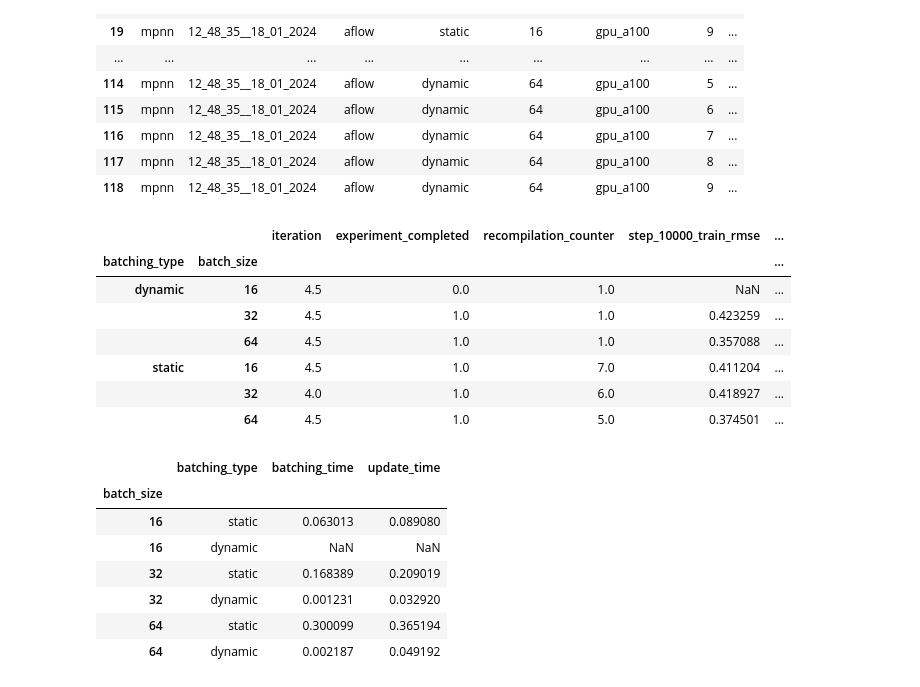
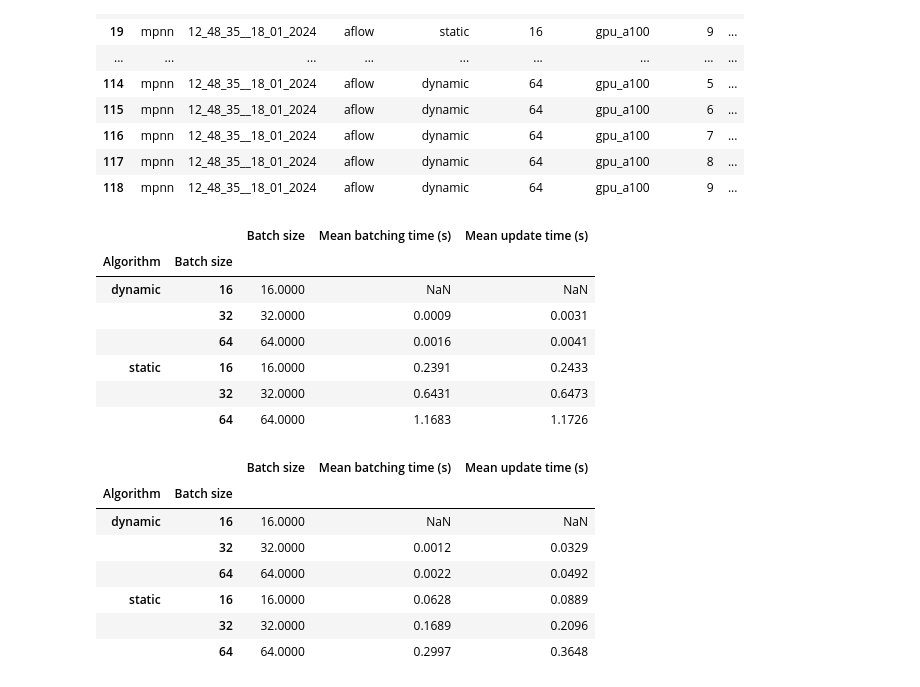
Before and after one commit to tisabe/jraph_MPEU, a Jupyter notebook: jupyter_notebooks/jraph profilin.ipynb, the cells around one changed output. Cells and saved outputs as stored; diff of their text form; code cells hidden in the pictures.

```diff
--- a/jupyter_notebooks/jraph profilin.ipynb
+++ b/jupyter_notebooks/jraph profilin.ipynb
@@ -48,46 +48,59 @@ profiling_df[profiling_df['computing_type'] == 'gpu_a100']
 # %%
 gpu_profiling_df = profiling_df[profiling_df['computing_type'] == 'gpu_a100']
 
 # TODO, fix this so that we are using the averages over the ten iterations.
+gpu_profiling_df = gpu_profiling_df.rename(columns={
+    "batch_size": "Batch size", "batching_type": "Algorithm",
+    'step_10000_batching_time': 'Mean batching time (s)',
+    'step_10000_update_time': 'Mean update time (s)'})
 
-gpu_profiling_df_grouped = gpu_profiling_df.groupby(['batching_type', 'batch_size'])
-gpu_profiling_df_grouped.mean()
-# gpu_profiling_df = gpu_profiling_df[gpu_profiling_df['iteration'] == 0]
+gpu_profiling_df_grouped = gpu_profiling_df.groupby(['Algorithm', 'Batch size'])
+list_of_cols_to_display = ['Batch size', 'Algorithm', 'Mean batching time (s)', 'Mean update time (s)']
+
+pd.options.display.float_format = "{:,.4f}".format
+
+gpu_profiling_df_grouped = gpu_profiling_df_grouped[list_of_cols_to_display]
 
 
-# list_of_cols_to_display = ['batch_size', 'batching_type', 'step_10000_batching_time', 'step_10000_update_time']
-# gpu_profiling_df = gpu_profiling_df[list_of_cols_to_display]
+
+gpu_profiling_df_grouped.mean()
+
+
 # gpu_profiling_df.set_index('batch_size', inplace=True)
 # gpu_profiling_df = gpu_profiling_df.rename(
 #     columns={"step_10000_batching_time": 'batching_time', 'step_10000_update_time': 'update_time'})
 # gpu_profiling_df
 # %% [output]
-|  |  | iteration | experiment_completed | recompilation_counter | step_10000_train_rmse | ... |
-| batching_type | batch_size |  |  |  |  | ... |
-| dynamic | 16 | 4.5 | 0.0 | 1.0 | NaN | ... |
-|  | 32 | 4.5 | 1.0 | 1.0 | 0.423259 | ... |
-|  | 64 | 4.5 | 1.0 | 1.0 | 0.357088 | ... |
-| static | 16 | 4.5 | 1.0 | 7.0 | 0.411204 | ... |
-|  | 32 | 4.0 | 1.0 | 6.0 | 0.418927 | ... |
-|  | 64 | 4.5 | 1.0 | 5.0 | 0.374501 | ... |
+|  |  | Batch size | Mean batching time (s) | Mean update time (s) |
+| Algorithm | Batch size |  |  |  |
+| dynamic | 16 | 16.0000 | NaN | NaN |
+|  | 32 | 32.0000 | 0.0009 | 0.0031 |
+|  | 64 | 64.0000 | 0.0016 | 0.0041 |
+| static | 16 | 16.0000 | 0.2391 | 0.2433 |
+|  | 32 | 32.0000 | 0.6431 | 0.6473 |
+|  | 64 | 64.0000 | 1.1683 | 1.1726 |
 # %%
 cpu_profiling_df = profiling_df[profiling_df['computing_type'] == 'cpu']
 
 # TODO, fix this so that we are using the averages over the ten iterations.
-cpu_profiling_df = cpu_profiling_df[cpu_profiling_df['iteration'] == 0]
+cpu_profiling_df = cpu_profiling_df.rename(columns={
+    "batch_size": "Batch size", "batching_type": "Algorithm",
+    'step_10000_batching_time': 'Mean batching time (s)',
+    'step_10000_update_time': 'Mean update time (s)'})
 
-list_of_cols_to_display = ['batch_size', 'batching_type', 'step_10000_batching_time', 'step_10000_update_time']
-cpu_profiling_df = cpu_profiling_df[list_of_cols_to_display]
-cpu_profiling_df.set_index('batch_size', inplace=True)
-cpu_profiling_df = cpu_profiling_df.rename(
-    columns={"step_10000_batching_time": 'batching_time', 'step_10000_update_time': 'update_time'})
-cpu_profiling_df
+cpu_profiling_df_grouped = cpu_profiling_df.groupby(['Algorithm', 'Batch size'])
+list_of_cols_to_display = ['Batch size', 'Algorithm', 'Mean batching time (s)', 'Mean update time (s)']
+
+pd.options.display.float_format = "{:,.4f}".format
+
+cpu_profiling_df_grouped = cpu_profiling_df_grouped[list_of_cols_to_display]
+cpu_profiling_df_grouped.mean()
 # %% [output]
-|  | batching_type | batching_time | update_time |
-| batch_size |  |  |  |
-| 16 | static | 0.063013 | 0.089080 |
-| 16 | dynamic | NaN | NaN |
-| 32 | static | 0.168389 | 0.209019 |
-| 32 | dynamic | 0.001231 | 0.032920 |
-| 64 | static | 0.300099 | 0.365194 |
-| 64 | dynamic | 0.002187 | 0.049192 |
+|  |  | Batch size | Mean batching time (s) | Mean update time (s) |
+| Algorithm | Batch size |  |  |  |
+| dynamic | 16 | 16.0000 | NaN | NaN |
+|  | 32 | 32.0000 | 0.0012 | 0.0329 |
+|  | 64 | 64.0000 | 0.0022 | 0.0492 |
+| static | 16 | 16.0000 | 0.0628 | 0.0889 |
+|  | 32 | 32.0000 | 0.1689 | 0.2096 |
+|  | 64 | 64.0000 | 0.2997 | 0.3648 |
```
Also changed, not shown: 2 other files.
